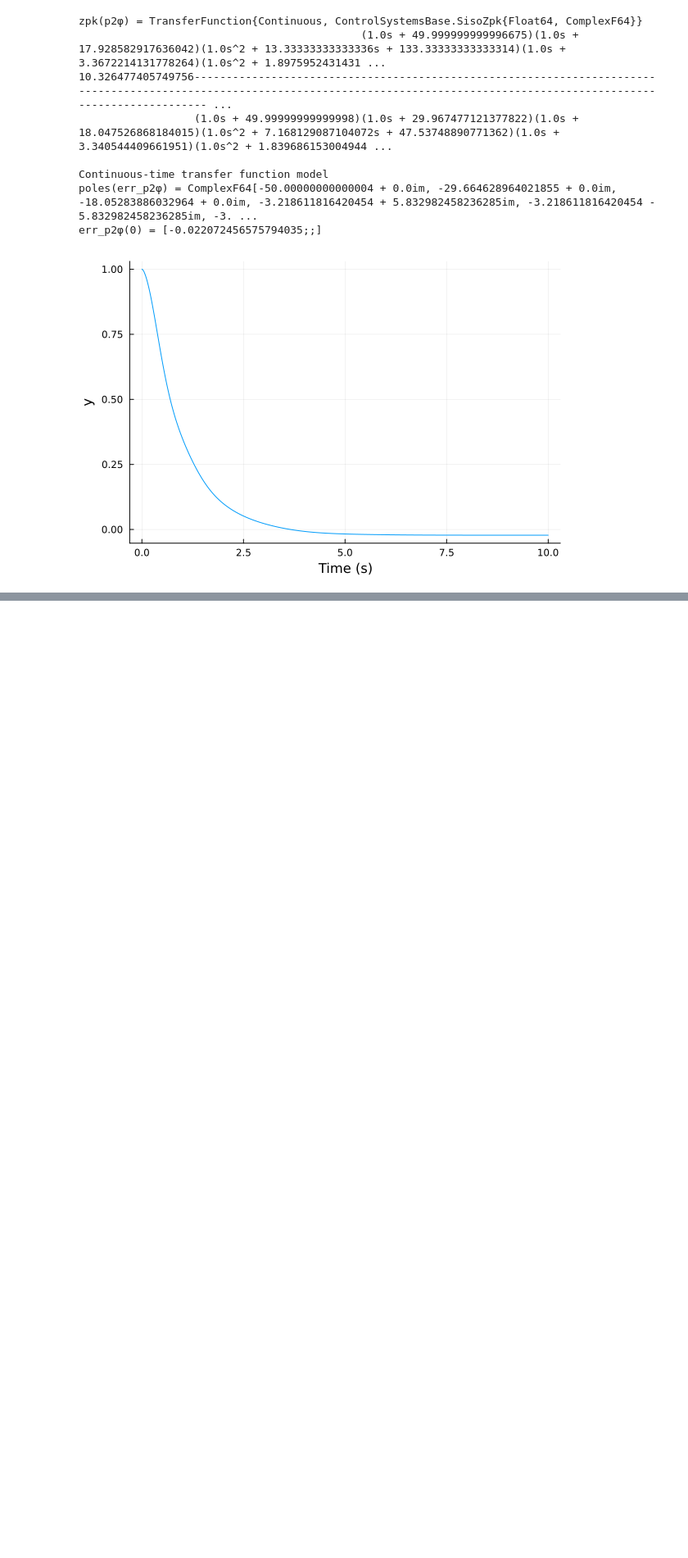
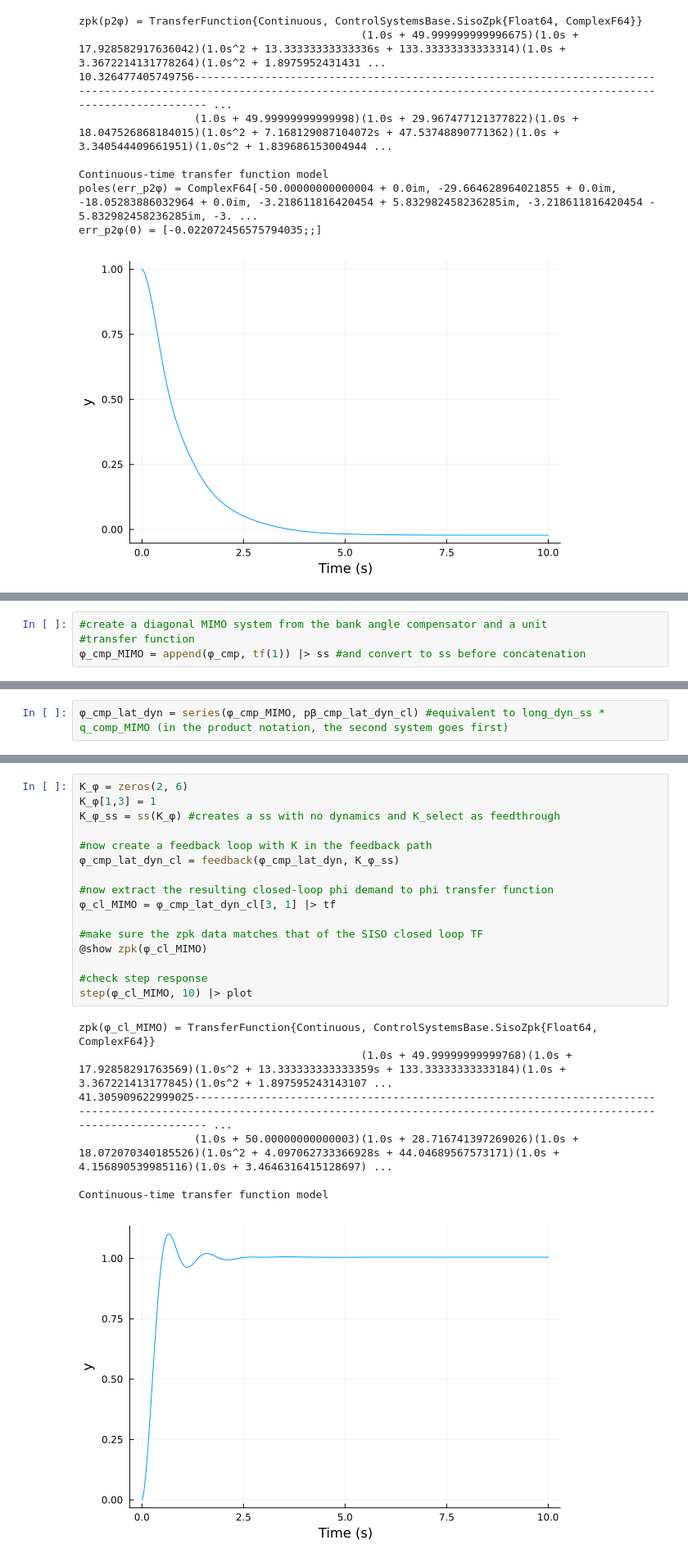
Before and after one commit to e271828e/Flight.jl, a Jupyter notebook: src/aircraft/c172r/design/v2_roll_yaw_cas.ipynb, the cells around one changed output, grey strips where cells are left out. Shown at 82% size. Saved outputs shown, nothing was run; the diff lists cells and outputs as text; blank space fills up the shorter version.

Commit message:
Finished bank controller design in notebook

```diff
--- a/src/aircraft/c172r/design/v2_roll_yaw_cas.ipynb
+++ b/src/aircraft/c172r/design/v2_roll_yaw_cas.ipynb
@@ -578,0 +577,4 @@ step(err_c_p2φ, 10) |> plot
+# %%
+#create a diagonal MIMO system from the bank angle compensator and a unit
+#transfer function
+φ_cmp_MIMO = append(φ_cmp, tf(1)) |> ss #and convert to ss before concatenation
@@ -578,0 +588,2 @@ step(err_c_p2φ, 10) |> plot
+# %%
+φ_cmp_lat_dyn = series(φ_cmp_MIMO, pβ_cmp_lat_dyn_cl) #equivalent to long_dyn_ss * q_comp_MIMO (in the product notation, the second system goes first)
@@ -578,0 +610,24 @@ step(err_c_p2φ, 10) |> plot
+# %%
+K_φ = zeros(2, 6)
+K_φ[1,3] = 1
+K_φ_ss = ss(K_φ) #creates a ss with no dynamics and K_select as feedthrough
+
+#now create a feedback loop with K in the feedback path
+φ_cmp_lat_dyn_cl = feedback(φ_cmp_lat_dyn, K_φ_ss)
+
+#now extract the resulting closed-loop phi demand to phi transfer function
+φ_cl_MIMO = φ_cmp_lat_dyn_cl[3, 1] |> tf
+
+#make sure the zpk data matches that of the SISO closed loop TF
+@show zpk(φ_cl_MIMO)
+
+#check step response
+step(φ_cl_MIMO, 10) |> plot
+# %% [output]
+zpk(φ_cl_MIMO) = TransferFunction{Continuous, ControlSystemsBase.SisoZpk{Float64, ComplexF64}}
+                                            (1.0s + 49.99999999999768)(1.0s + 17.92858291763569)(1.0s^2 + 13.333333333333359s + 133.33333333333184)(1.0s + 3.367221413177845)(1.0s^2 + 1.897595243143107 ...
+41.305909622999025-------------------------------------------------------------------------------------------------------------------------------------------------------------------------------------- ...
+                  (1.0s + 50.00000000000003)(1.0s + 28.716741397269026)(1.0s + 18.072070340185526)(1.0s^2 + 4.097062733366928s + 44.04689567573171)(1.0s + 4.156890539985116)(1.0s + 3.4646316415128697) ...
+
+Continuous-time transfer function model
+[figure, added]
```
Also changed, not shown: parts of 9 cells of this notebook, 1 other file.
